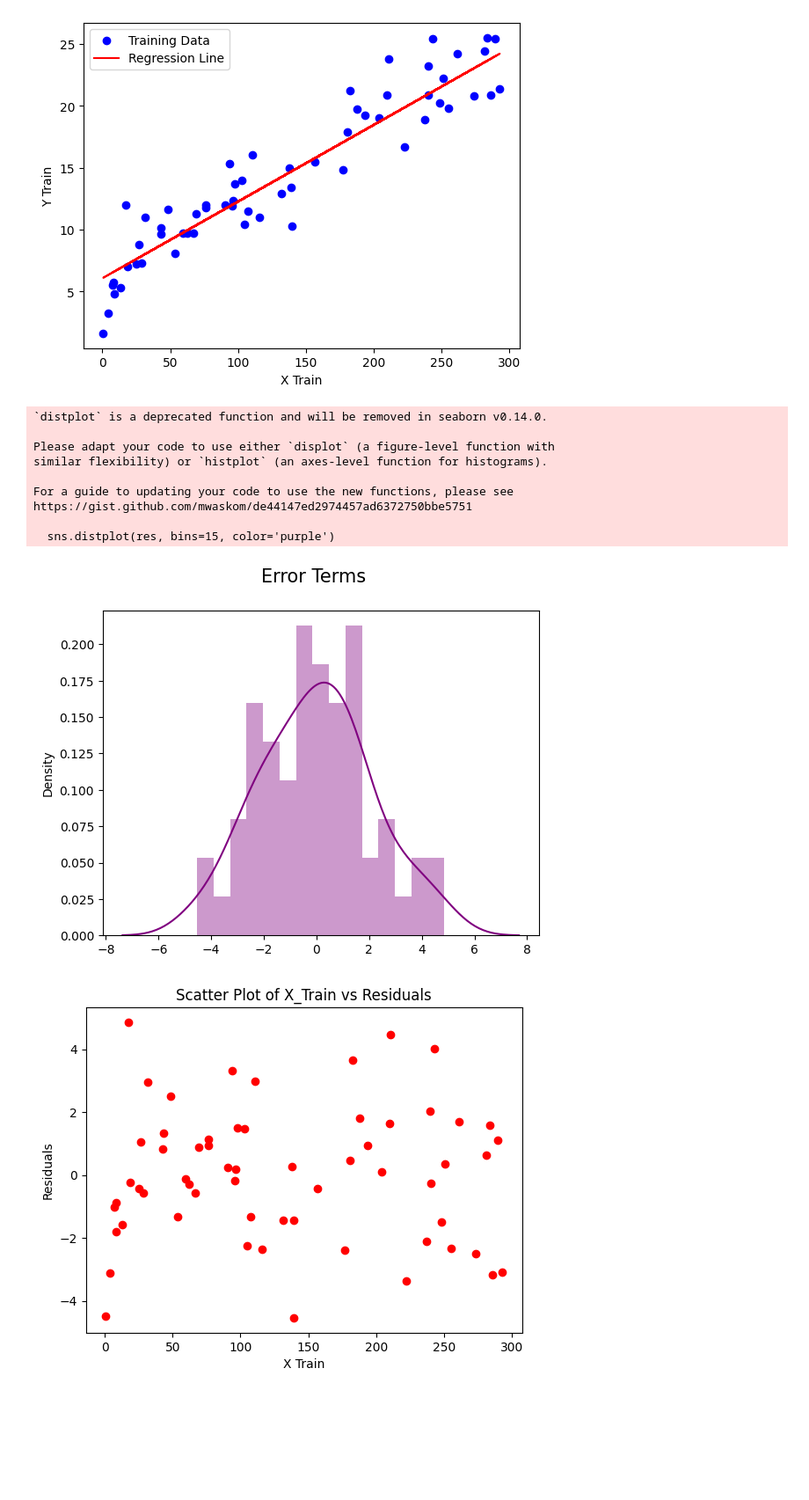
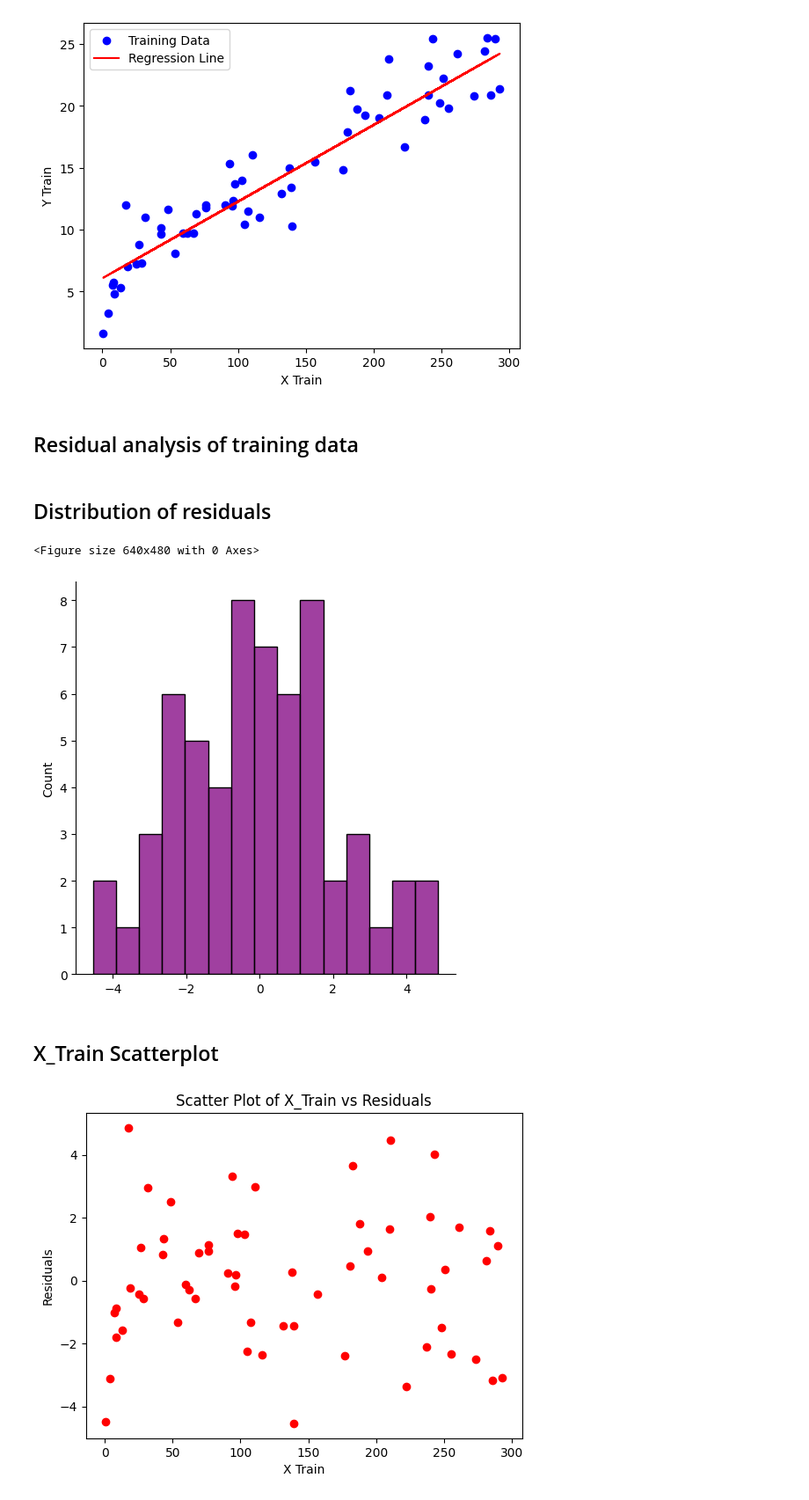
Before and after one commit to ShubhamBhosale0264/CODSOFT_INTERNSHIP, a Jupyter notebook: Sales_Data/Sales.ipynb, the cells around one changed output. Shown at 88% size. Drawn from its saved outputs; the diff is of its cells as text; code cells hidden in the pictures; blank space fills up the shorter version.

```diff
--- a/Sales_Data/Sales.ipynb
+++ b/Sales_Data/Sales.ipynb
@@ -153,25 +173,23 @@ plot.legend()
 plot.show()
 # %% [output]
 [figure]
+# %% [markdown]
+## Residual analysis of training data
 # %%
 Y_Train_P = lr.predict(X_Train_sm)
 res = (Y_Train-Y_Train_P)
+# %% [markdown]
+## Distribution of residuals
 # %%
 fig = plot.figure()
-sns.distplot(res, bins=15, color='purple')
+sns.displot(res, bins=15, color='purple')
 fig.suptitle('Error Terms', fontsize=15)
 plot.show()
 # %% [output]
-`distplot` is a deprecated function and will be removed in seaborn v0.14.0.
-
-Please adapt your code to use either `displot` (a figure-level function with
-similar flexibility) or `histplot` (an axes-level function for histograms).
-
-For a guide to updating your code to use the new functions, please see
-https://gist.github.com/mwaskom/de44147ed2974457ad6372750bbe5751
-
-  sns.distplot(res, bins=15, color='purple')
+<Figure size 640x480 with 0 Axes>
-[figure, old version]
+[figure, new version]
+# %% [markdown]
+## X_Train Scatterplot
 # %%
 plot.scatter(X_Train, res, color='red')
 plot.xlabel('X Train')
```
Also changed, not shown: parts of 30 cells of this notebook, 3 other files.
